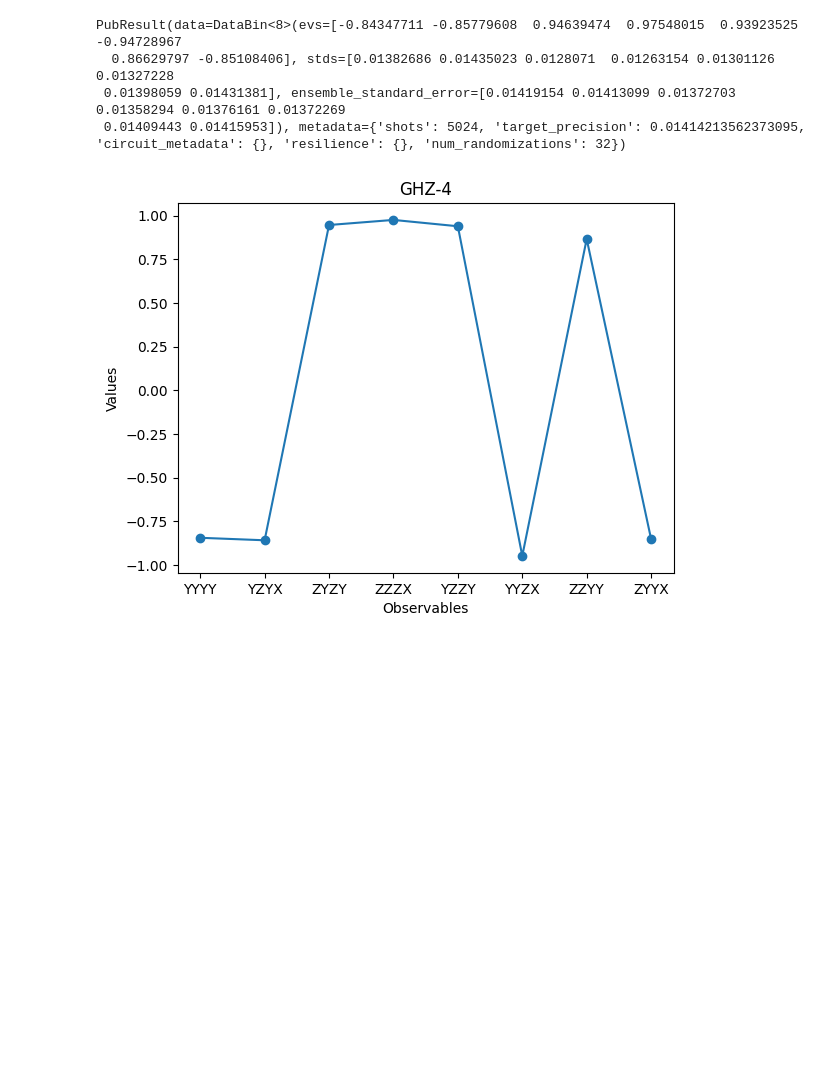
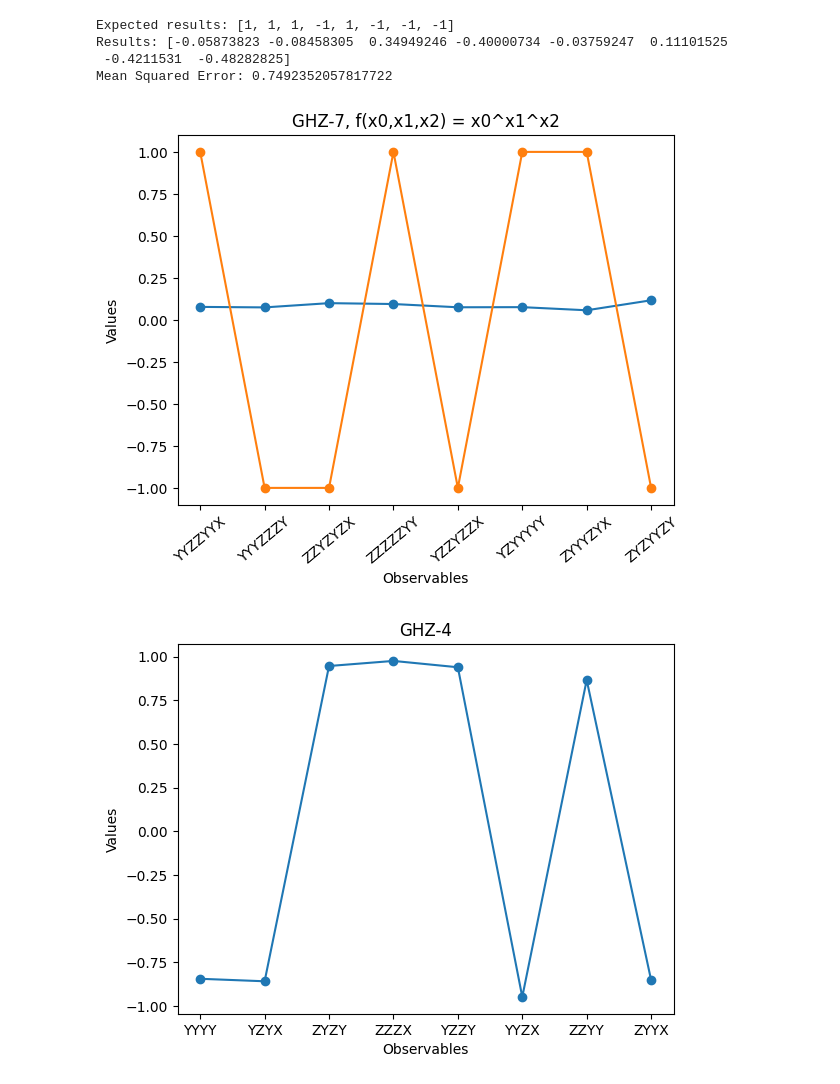
Before and after one commit to rox-pokc/graphState, a Jupyter notebook: examples/experiment.ipynb, the cells around one changed output. Saved outputs shown, nothing was run; the diff lists cells and outputs as text; code cells hidden in the pictures; blank space fills up the shorter version.

Commit message:
json for ibm results

```diff
--- a/examples/experiment.ipynb
+++ b/examples/experiment.ipynb
@@ -7,21 +7,21 @@ from matplotlib import pyplot as plt
 import json
 from qiskit_ibm_runtime import RuntimeEncoder
 # %%
-qc = QuantumCircuit(5)
+qc = QuantumCircuit(6)
 
 qc.h(0)
 qc.h(1)
 qc.h(2)
 qc.h(3)
 qc.h(4)
-# qc.h(5)
+qc.h(5)
 # qc.h(6)
 
 qc.cz(0, 1)
 qc.cz(0, 2)
 qc.cz(0, 3)
 qc.cz(0, 4)
-# qc.cz(0, 5)
+qc.cz(0, 5)
 # qc.cz(0, 6)
 print(qc)
 # %% [output]
@@ -36,11 +40,19 @@ q_3: ┤ H ├───────■─
      └───┘
 # %%
-from qiskit.quantum_info import SparsePauliOp
+from qiskit.quantum_info import SparsePauliOp, StabilizerState, Pauli
 
-observables_labels = ["YYYY", "YZYX", "ZYZY", "ZZZX", "YZZY", "YYZX", "ZZYY", "ZYYX"]
+observables_labels = ["YYYYYY", "YZYYYX", "YYZYYX", "YZZYYY", "ZYYYYX", "ZZYYYY", "ZYZYYY", "ZZZYYX"]
+# ["ZZYZY", "YZZZY", "ZYZZY", "YYYZY", "ZZZYY", "YZYYY", "ZYYYY", "YYZYY"]
+# ["ZZX", "ZZX", "ZYY", "ZYY", "YZY", "YZY", "YYX", "YYX"]
+# ["ZZYY", "ZYZY", "ZZZX", "ZYYX", "YZZY", "YYYY", "YZYX", "YYZX"]
+# ["YYYY", "YZYX", "ZYZY", "ZZZX", "YZZY", "YYZX", "ZZYY", "ZYYX"]
+# ["YYYYYY", "YZYYYX", "YYZYYX", "YZZYYY", "ZYYYYX", "ZZYYYY", "ZYZYYY", "ZZZYYX"]
 observables = [SparsePauliOp(label) for label in observables_labels]
 service = QiskitRuntimeService(channel="ibm_quantum", token="9b7c0936e137c162b12a25c3f1072d408b2f6641620285606e154cd6168e0948aea4e56cec04a82bfbe24daf5306c6a02c81ed7e726d7d138b4732248b901f47")
 # service = QiskitRuntimeService()
+
+stab = StabilizerState(qc)
+expected_values = [stab.expectation_value(Pauli(observable)) for observable in observables_labels]
 
 backend = service.least_busy(simulator=False, operational=True)
 
@@ -94,10 +96,43 @@ AttributeError: 'PrimitiveResult' object has no attribute 'result'
-# %%
-job.result()[0]
-# %% [output]
-PubResult(data=DataBin<8>(evs=[-0.84347711 -0.85779608  0.94639474  0.97548015  0.93923525 -0.94728967
-  0.86629797 -0.85108406], stds=[0.01382686 0.01435023 0.0128071  0.01263154 0.01301126 0.01327228
- 0.01398059 0.01431381], ensemble_standard_error=[0.01419154 0.01413099 0.01372703 0.01358294 0.01376161 0.01372269
- 0.01409443 0.01415953]), metadata={'shots': 5024, 'target_precision': 0.01414213562373095, 'circuit_metadata': {}, 'resilience': {}, 'num_randomizations': 32})
+# %%
+print(f"Expected results: {expected_values}")
+res = job.result()[0].data.evs
+print(f"Results: {res}")
+mse = 0
+for i in range(len(observables)):
+    mse += (res[i] - expected_values[i])**2
+mse = mse / len(observables)
+mse_minus = 0
+for i in range(len(observables)):
+    mse_minus += (res[i] + expected_values[i])**2
+mse_minus = mse_minus / len(observables)
+if mse_minus < mse:
+    mse = mse_minus
+    print("Inverse encoding is used")
+print(f"Mean Squared Error: {mse}")
+# %% [output]
+Expected results: [1, 1, 1, -1, 1, -1, -1, -1]
+Results: [-0.05873823 -0.08458305  0.34949246 -0.40000734 -0.03759247  0.11101525
+ -0.4211531  -0.48282825]
+Mean Squared Error: 0.7492352057817722
+# %%
+# This is the result from our single pub, which had five observables,
+# so contains information on all five.
+pub_result = job.result()[0]
+
+values = pub_result.data.evs
+
+errors = pub_result.data.stds
+
+# plotting graph
+plt.plot(observables_labels, values, '-o')
+plt.plot(observables_labels, expected_values, '-o')
+plt.xlabel('Observables')
+plt.xticks(rotation=40)
+plt.ylabel('Values')
+plt.title('GHZ-7, f(x0,x1,x2) = x0^x1^x2')
+plt.show()
+# %% [output]
+[figure, added]
 # %%
 # This is the result from our single pub, which had five observables,
 # so contains information on all five.
```
Also changed, not shown: parts of 4 cells of this notebook, 1 other file.
